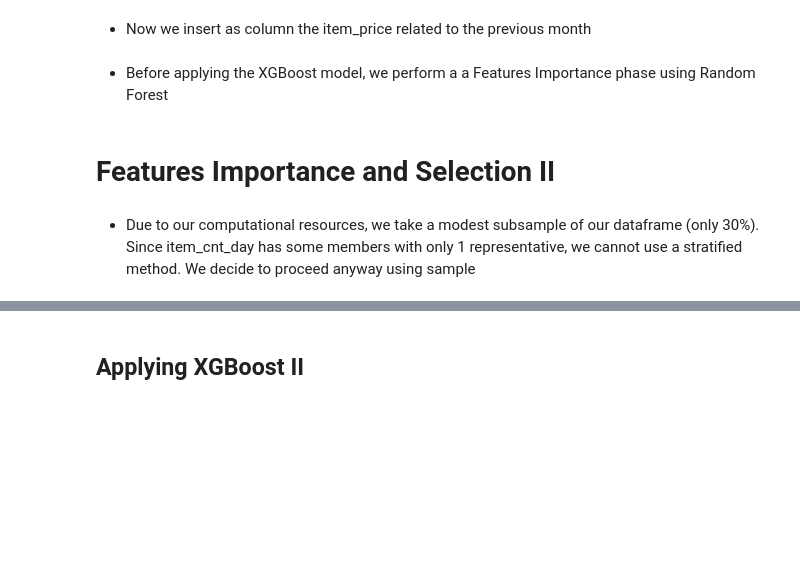
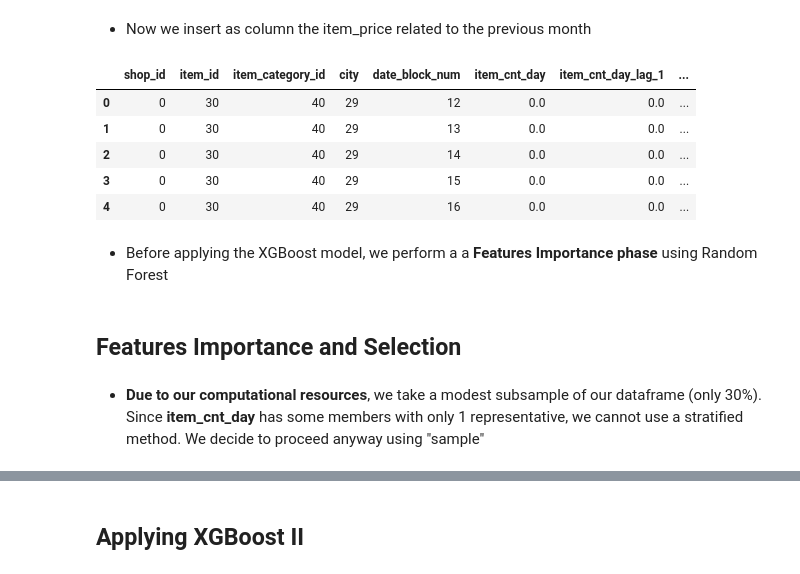
Before and after one commit to AlessandroBiagi/DataScienceProjects, a Jupyter notebook: Future_Sales/Predict_Future_Sales.ipynb, the cells around one changed output, grey strips where cells are left out. Saved outputs shown, nothing was run; the diff lists cells and outputs as text; code cells hidden in the pictures; blank space fills up the shorter version.

```diff
--- a/Future_Sales/Predict_Future_Sales.ipynb
+++ b/Future_Sales/Predict_Future_Sales.ipynb
@@ -730,10 +822,4 @@ df_xgb_2 = df_merged.copy()
 # %%
+df_xgb_2 = df_merged.copy()
 df_xgb_2.drop(['shop_name', 'item_category_name', 'item_name'], axis=1, inplace=True)
+df_xgb_2 = numeric_encoding(df_xgb_2, 'city')
-# %%
-from sklearn import preprocessing
-le = preprocessing.LabelEncoder()
-le.fit(df_xgb_2['city'])
-city_numeric = le.transform(df_xgb_2['city'])
-df_xgb_2['city'] = city_numeric
-df_xgb_lag = df_xgb_2.copy()
-df_xgb_lag.head()
@@ -749,2 +836,7 @@ for i in range(1, 13):
+# %%
+# We build the lag columns for the twelve months before
+df_xgb_lag = building_unit_lags(df=df_xgb_2, df_lag=df_xgb_lag, pk='joined_fields',
+                               time_col='date_block_num', value_col='item_cnt_day',
+                               lag_size = 12)
 # %%
 df_xgb_lag.head()
@@ -763,12 +871,16 @@ df_xgb_2.head()
 # %% [markdown]
 - Now we insert as column the item_price related to the previous month
-# %%
-df_to_merge = df_xgb_2.copy()
-df_to_merge['date_block_num'] = df_to_merge['date_block_num'] + 1
-df_to_merge['item_price_lag_1'] = df_to_merge['item_price']
-df_xgb_lag = df_xgb_lag.merge(df_to_merge[['item_price_lag_1', 'date_block_num', 'joined_fields']],
-                              left_on=['date_block_num', 'joined_fields'],
-                              right_on=['date_block_num', 'joined_fields'],
-                              how='left', suffixes=(None, None))
 # %%
+df_xgb_lag = building_unit_lags(df=df_xgb_2, df_lag=df_xgb_lag, pk='joined_fields',
+                                time_col='date_block_num', value_col='item_price',
+                                lag_size=1)
+
 df_xgb_lag.drop(['item_price', 'joined_fields'], axis=1, inplace=True)
+df_xgb_lag.head()
+# %% [output]
+|  | shop_id | item_id | item_category_id | city | date_block_num | item_cnt_day | item_cnt_day_lag_1 | ... |
+| 0 | 0 | 30 | 40 | 29 | 12 | 0.0 | 0.0 | ... |
+| 1 | 0 | 30 | 40 | 29 | 13 | 0.0 | 0.0 | ... |
+| 2 | 0 | 30 | 40 | 29 | 14 | 0.0 | 0.0 | ... |
+| 3 | 0 | 30 | 40 | 29 | 15 | 0.0 | 0.0 | ... |
+| 4 | 0 | 30 | 40 | 29 | 16 | 0.0 | 0.0 | ... |
@@ -777,9 +887,9 @@ df_xgb_lag.head()
 # %% [markdown]
-- Before applying the XGBoost model, we perform a a Features Importance phase using Random Forest
+- Before applying the XGBoost model, we perform a a **Features Importance phase** using Random Forest
 # %% [markdown]
-# Features Importance and Selection II
+## Features Importance and Selection
 # %% [markdown]
-- Due to our computational resources, we take a modest subsample of our dataframe (only 30%). Since item_cnt_day has some members with only 1 representative, we cannot use a stratified method. We decide to proceed anyway using sample
+- **Due to our computational resources**, we take a modest subsample of our dataframe (only 30%). Since **item_cnt_day** has some members with only 1 representative, we cannot use a stratified method. We decide to proceed anyway using "sample"
 # %%
 df_xgb_lag_sampled = df_xgb_lag.sample(frac=0.05, random_state=123)
 df_xgb_lag_sampled.shape
```
Also changed, not shown: parts of 142 cells of this notebook, 4 other files.
